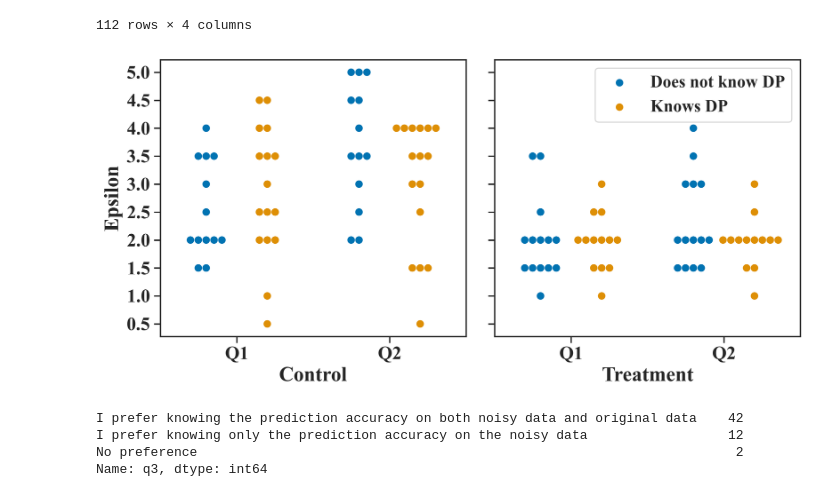
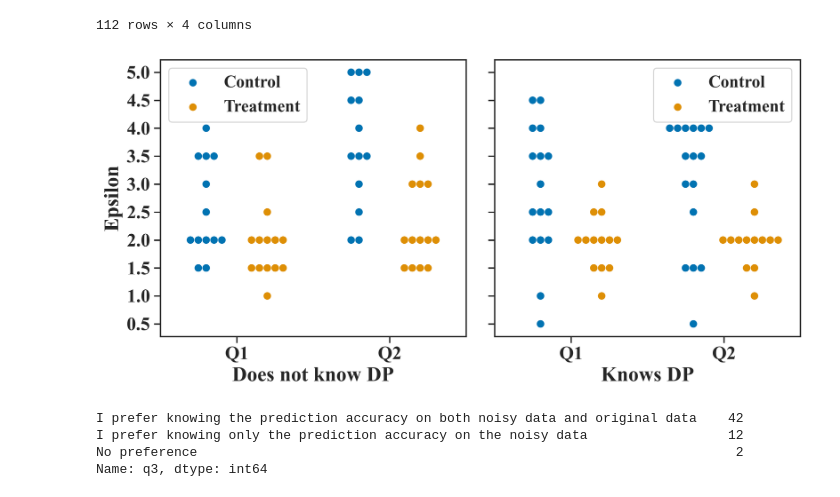
Before and after one commit to youny626/DP_test, a Jupyter notebook: user_study/plot.ipynb, the cells around one changed output. Drawn from its saved outputs; the diff is of its cells as text; code cells hidden in the pictures.

```diff
--- a/user_study/plot.ipynb
+++ b/user_study/plot.ipynb
@@ -182,29 +192,29 @@ df2
 # %%
 # fig_width, fig_height = plt.gcf().get_size_inches()
 fig, (ax1, ax2) = plt.subplots(1, 2, figsize=(fig_width * 1.5, fig_height), sharey=True)
 
-g = sns.swarmplot(data=df2[df2["group"] == "Control"], x="query", y="epsilon", hue="know_dp", dodge=True, size=7, ax=ax1, legend=False)
-_ = g.set(xlabel="Control", ylabel="Epsilon")
+g = sns.swarmplot(data=df2[df2["know_dp"] == "Does not know DP"], x="query", y="epsilon", hue="group", dodge=True, size=7, ax=ax1)
+_ = g.set(xlabel="Does not know DP", ylabel="Epsilon")
 _ = g.set_yticks([i for i in np.arange(0.5, 5.1, 0.5)])
-# plt.legend(fontsize='x-small', title_fontsize='x-small')
-# g.legend_.set_title(None)
+ax1.legend(fontsize='small')
+g.legend_.set_title(None)
 
-g = sns.swarmplot(data=df2[df2["group"] == "Treatment"], x="query", y="epsilon", hue="know_dp", dodge=True, size=7, ax=ax2)
-_ = g.set(xlabel="Treatment", ylabel="Epsilon")
+g = sns.swarmplot(data=df2[df2["know_dp"] == "Knows DP"], x="query", y="epsilon", hue="group", dodge=True, size=7, ax=ax2)
+_ = g.set(xlabel="Knows DP", ylabel="Epsilon")
 _ = g.set_yticks([i for i in np.arange(0.5, 5.1, 0.5)])
-plt.legend(fontsize='small', title_fontsize='small')
+ax2.legend(fontsize='small')
 g.legend_.set_title(None)
 
 ax1.label_outer()
 ax2.label_outer()
 
 
 plt.tight_layout()
-plt.savefig("figures/swarmplot_stratify")
+plt.savefig("figures/swarmplot_stratify.pdf")
 plt.show()
 plt.close()
 # %% [output]
-[figure, old version]
+[figure, new version]
 # %%
 df["q3"].value_counts()
 # %% [output]
```
Also changed, not shown: parts of 7 cells of this notebook, 8 other files.
